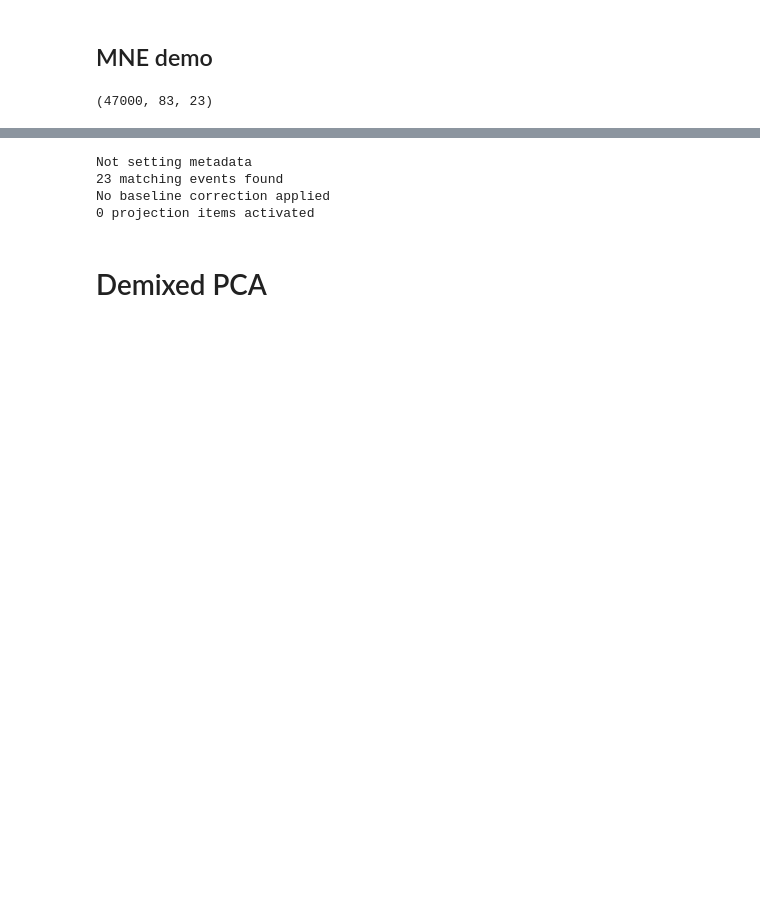
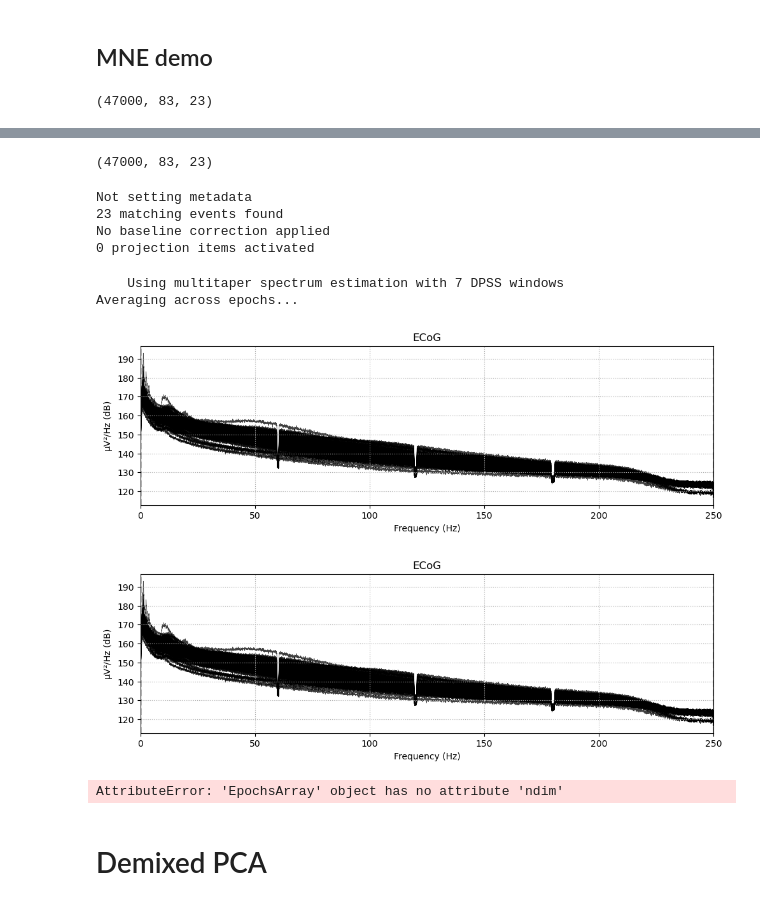
Before and after one commit to IVAN-Hu-yi/NMA, a Jupyter notebook: Analysis.ipynb, the cells around one changed output, grey strips where cells are left out. Drawn from its saved outputs; the diff is of its cells as text; code cells hidden in the pictures; blank space fills up the shorter version.

```diff
--- a/Analysis.ipynb
+++ b/Analysis.ipynb
@@ -151,8 +188,19 @@ sample.shape
+# %%
+sample.shape
+# %% [output]
+(47000, 83, 23)
 # %%
 sampleinfo = mne.create_info([str(id) for id in goodid], 500, 'ecog')
-epochObj = mne.EpochsArray(sample.reshape((23, 83, 47000)), sampleinfo)
+epochObj = mne.EpochsArray(sample.T, info=sampleinfo)
 # %% [output]
 Not setting metadata
 23 matching events found
 No baseline correction applied
 0 projection items activated
+# %%
+epochObj.compute_psd().plot()
+# %% [output]
+    Using multitaper spectrum estimation with 7 DPSS windows
+Averaging across epochs...
+[figure, added]
+[figure, added]
@@ -159,2 +209,16 @@ No baseline correction applied
+# %%
+psds, freqs = mne.time_frequency.psd_array_multitaper(epochObj, sfreq=500, fmin=1., fmax=59.)
+mean_psd = np.mean(psds, axis=1)
+std_psd = np.std(psds, axis=1)
+plt.figure()
+plt.semilogy(freqs, mean_psd[0], color='b')
+plt.fill_between(freqs, mean_psd[0] - std_psd[0], mean_psd[0] + std_psd[0],
+                 color='b', alpha=.2)
+plt.title('PSD (mean +/- SD) across electrodes - epoch 1')
+plt.xlabel('Frequency (Hz)')
+plt.ylabel('Power Spectral Density (dB)')
+plt.show()
+# %% [output]
+AttributeError: 'EpochsArray' object has no attribute 'ndim'
 # %% [markdown]
 # Demixed PCA
```
Also changed, not shown: parts of 3 cells of this notebook.
